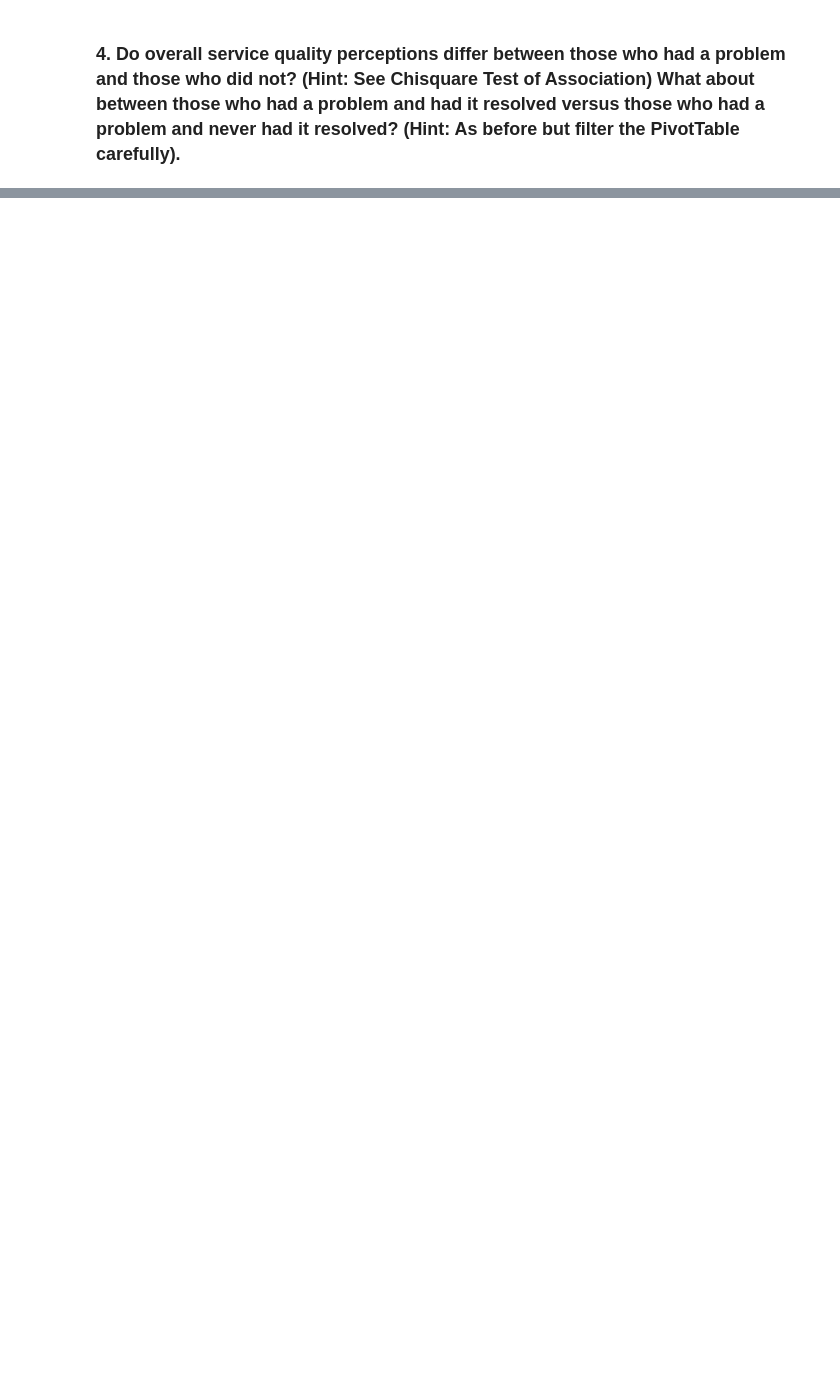
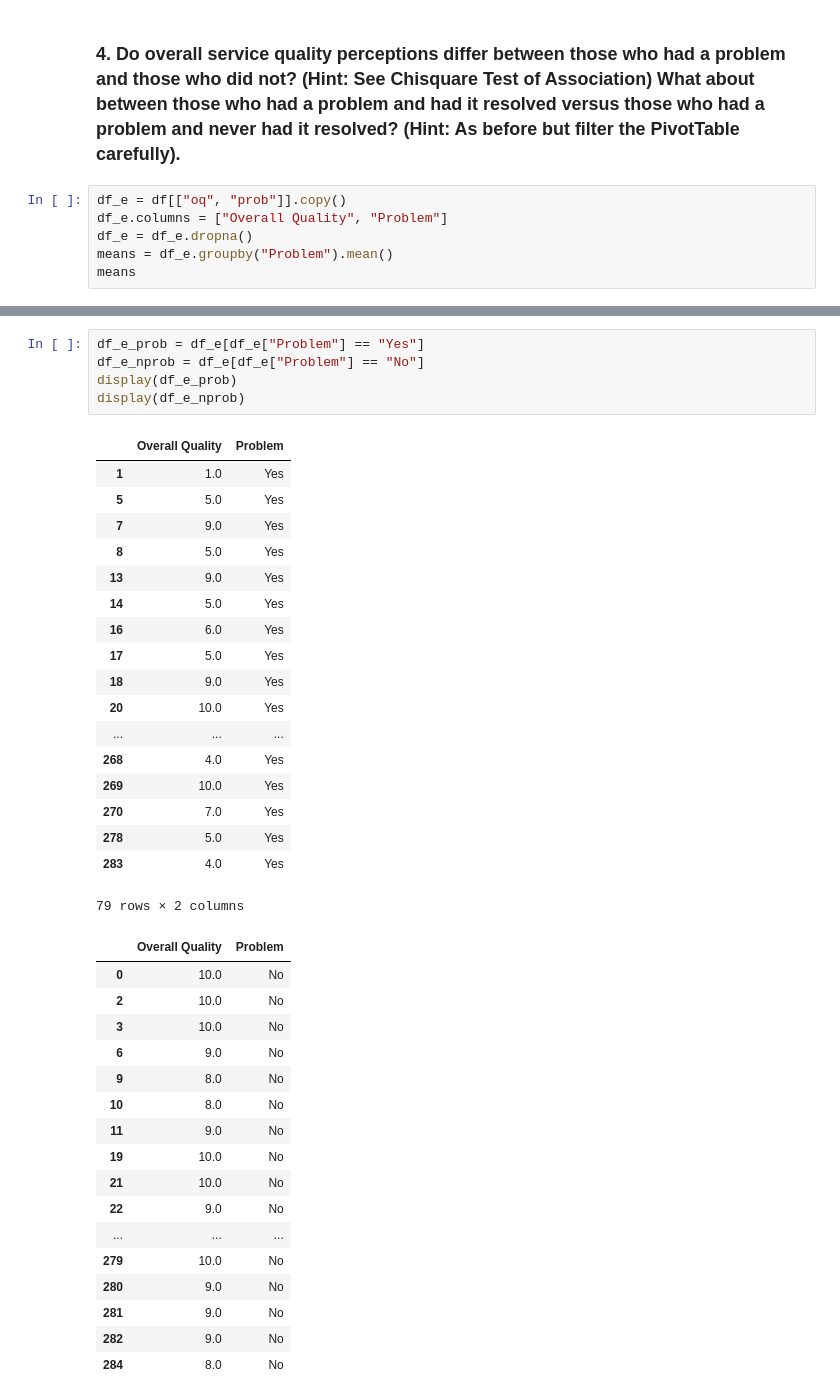
Before and after one commit to ktkuwahara/sharing-repository, a Jupyter notebook: National Insurance.ipynb, the cells around one changed output, grey strips where cells are left out. Drawn from its saved outputs; the diff is of its cells as text; blank space fills up the shorter version.

```diff
--- a/National Insurance.ipynb
+++ b/National Insurance.ipynb
@@ -381,2 +359,8 @@ There is not a statistically significant relationship between gender and service
 # %% [markdown]
 ### 4. Do overall service quality perceptions differ between those who had a problem and those who did not? (Hint: See Chisquare Test of Association) What about between those who had a problem and had it resolved versus those who had a problem and never had it resolved? (Hint: As before but filter the PivotTable carefully).
+# %%
+df_e = df[["oq", "prob"]].copy()
+df_e.columns = ["Overall Quality", "Problem"]
+df_e = df_e.dropna()
+means = df_e.groupby("Problem").mean()
+means
@@ -382,0 +372,41 @@ There is not a statistically significant relationship between gender and service
+# %%
+df_e_prob = df_e[df_e["Problem"] == "Yes"]
+df_e_nprob = df_e[df_e["Problem"] == "No"]
+display(df_e_prob)
+display(df_e_nprob)
+# %% [output]
+|  | Overall Quality | Problem |
+| 1 | 1.0 | Yes |
+| 5 | 5.0 | Yes |
+| 7 | 9.0 | Yes |
+| 8 | 5.0 | Yes |
+| 13 | 9.0 | Yes |
+| 14 | 5.0 | Yes |
+| 16 | 6.0 | Yes |
+| 17 | 5.0 | Yes |
+| 18 | 9.0 | Yes |
+| 20 | 10.0 | Yes |
+| ... | ... | ... |
+| 268 | 4.0 | Yes |
+| 269 | 10.0 | Yes |
+| 270 | 7.0 | Yes |
+| 278 | 5.0 | Yes |
+| 283 | 4.0 | Yes |
+79 rows × 2 columns
+|  | Overall Quality | Problem |
+| 0 | 10.0 | No |
+| 2 | 10.0 | No |
+| 3 | 10.0 | No |
+| 6 | 9.0 | No |
+| 9 | 8.0 | No |
+| 10 | 8.0 | No |
+| 11 | 9.0 | No |
+| 19 | 10.0 | No |
+| 21 | 10.0 | No |
+| 22 | 9.0 | No |
+| ... | ... | ... |
+| 279 | 10.0 | No |
+| 280 | 9.0 | No |
+| 281 | 9.0 | No |
+| 282 | 9.0 | No |
+| 284 | 8.0 | No |
```
Also changed, not shown: parts of 11 cells of this notebook.
